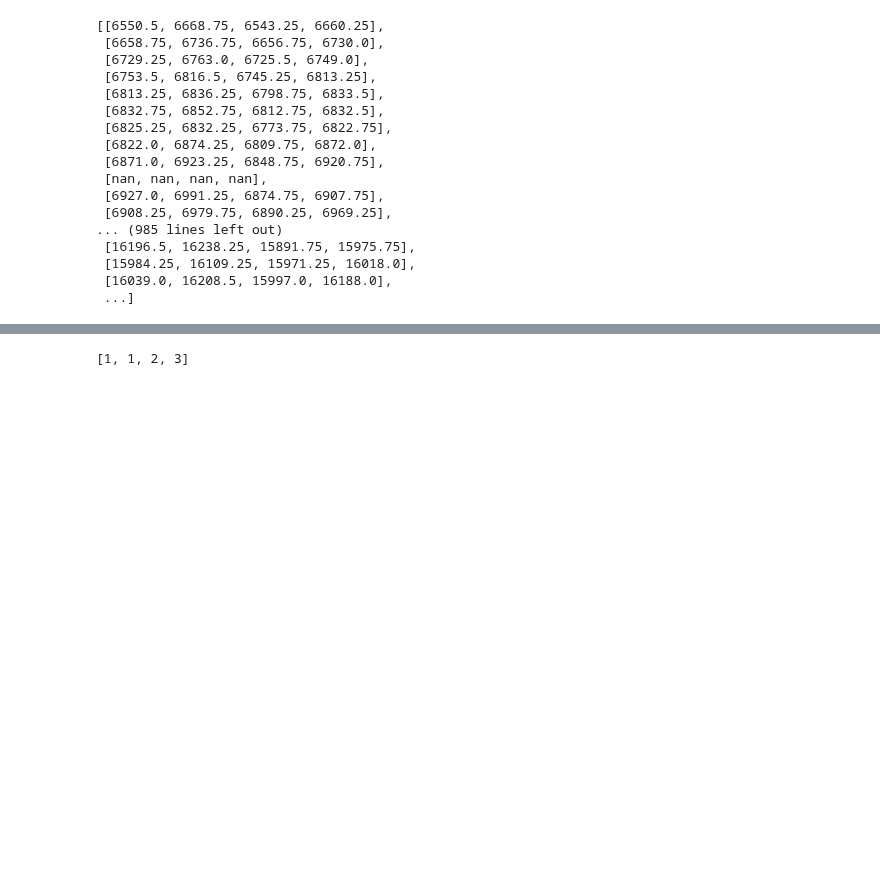
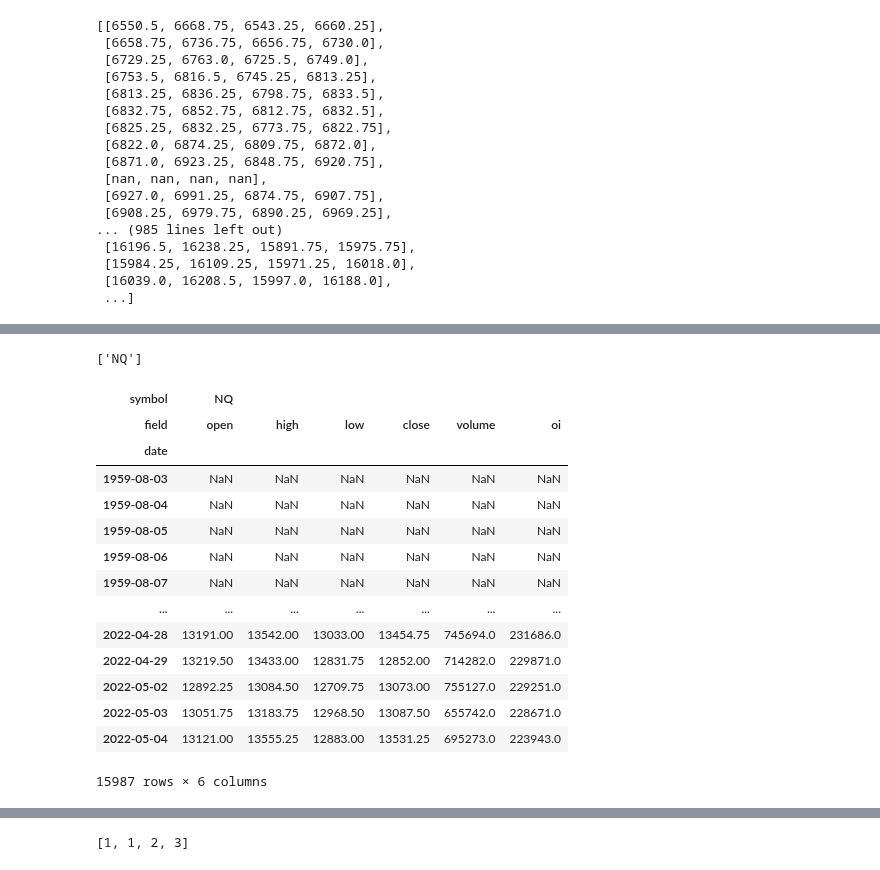
Before and after one commit to zipu/Trading, a Jupyter notebook: backtesting/run.ipynb, the cells around one changed output, grey strips where cells are left out. Drawn from its saved outputs; the diff is of its cells as text; code cells hidden in the pictures; blank space fills up the shorter version.

```diff
--- a/backtesting/run.ipynb
+++ b/backtesting/run.ipynb
@@ -141,0 +134,22 @@ a=[1,2,3]
+# %%
+system.symbols
+# %% [output]
+['NQ']
+# %%
+trader.quotes[system.symbols]
+# %% [output]
+| symbol | NQ |  |  |  |  |  |
+| field | open | high | low | close | volume | oi |
+| date |  |  |  |  |  |  |
+| 1959-08-03 | NaN | NaN | NaN | NaN | NaN | NaN |
+| 1959-08-04 | NaN | NaN | NaN | NaN | NaN | NaN |
+| 1959-08-05 | NaN | NaN | NaN | NaN | NaN | NaN |
+| 1959-08-06 | NaN | NaN | NaN | NaN | NaN | NaN |
+| 1959-08-07 | NaN | NaN | NaN | NaN | NaN | NaN |
+| ... | ... | ... | ... | ... | ... | ... |
+| 2022-04-28 | 13191.00 | 13542.00 | 13033.00 | 13454.75 | 745694.0 | 231686.0 |
+| 2022-04-29 | 13219.50 | 13433.00 | 12831.75 | 12852.00 | 714282.0 | 229871.0 |
+| 2022-05-02 | 12892.25 | 13084.50 | 12709.75 | 13073.00 | 755127.0 | 229251.0 |
+| 2022-05-03 | 13051.75 | 13183.75 | 12968.50 | 13087.50 | 655742.0 | 228671.0 |
+| 2022-05-04 | 13121.00 | 13555.25 | 12883.00 | 13531.25 | 695273.0 | 223943.0 |
+15987 rows × 6 columns
```
Also changed, not shown: parts of 16 cells of this notebook, 4 other files.
